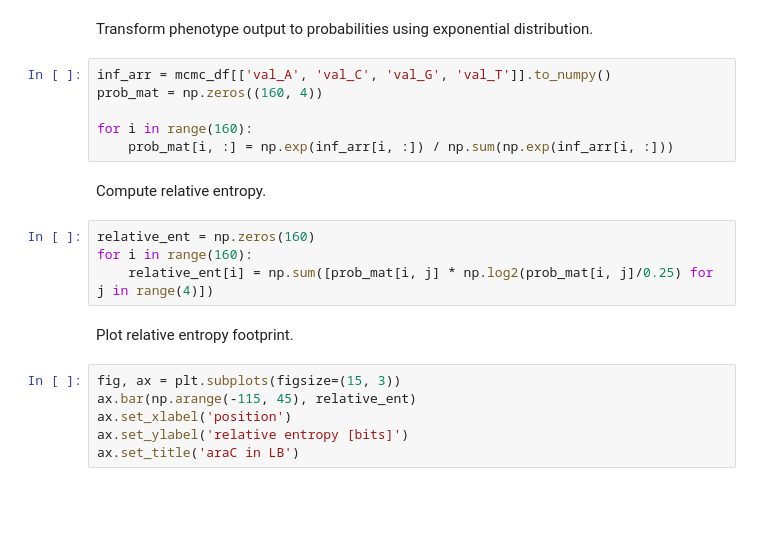
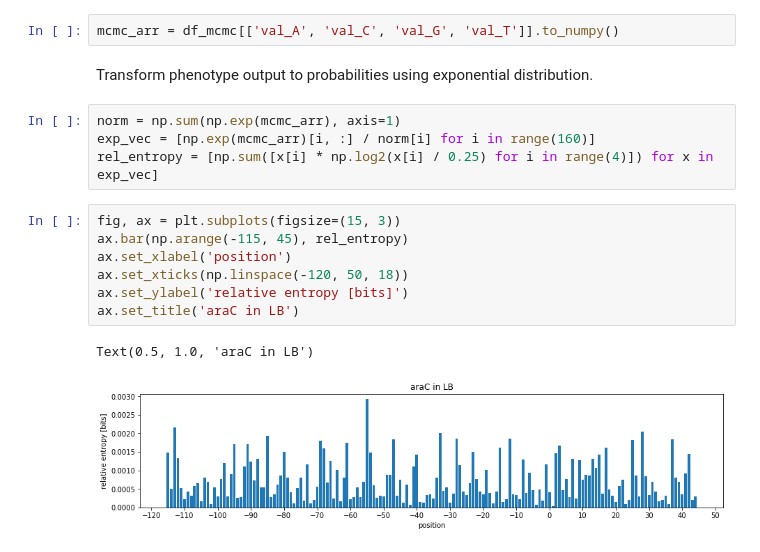
Before and after one commit to RPGroup-PBoC/Reg-Seq-2, a Jupyter notebook: code/analysis/2022114_barcode/mpathic_footprints_araC.ipynb, the cells around one changed output. Cells and saved outputs as stored; diff of their text form; blank space fills up the shorter version.

```diff
--- a/code/analysis/2022114_barcode/mpathic_footprints_araC.ipynb
+++ b/code/analysis/2022114_barcode/mpathic_footprints_araC.ipynb
@@ -75,22 +64,18 @@ mcmc_df.to_csv("araC_mcmc_mpathic.csv", index=False)
+# %%
+mcmc_arr = df_mcmc[['val_A', 'val_C', 'val_G', 'val_T']].to_numpy()
 # %% [markdown]
 Transform phenotype output to probabilities using exponential distribution.
-# %%
-inf_arr = mcmc_df[['val_A', 'val_C', 'val_G', 'val_T']].to_numpy()
-prob_mat = np.zeros((160, 4))
-
-for i in range(160):
-    prob_mat[i, :] = np.exp(inf_arr[i, :]) / np.sum(np.exp(inf_arr[i, :]))
-# %% [markdown]
-Compute relative entropy.
-# %%
-relative_ent = np.zeros(160)
-for i in range(160):
-    relative_ent[i] = np.sum([prob_mat[i, j] * np.log2(prob_mat[i, j]/0.25) for j in range(4)])
-# %% [markdown]
-Plot relative entropy footprint.
+# %%
+norm = np.sum(np.exp(mcmc_arr), axis=1)
+exp_vec = [np.exp(mcmc_arr)[i, :] / norm[i] for i in range(160)]
+rel_entropy = [np.sum([x[i] * np.log2(x[i] / 0.25) for i in range(4)]) for x in exp_vec]
 # %%
 fig, ax = plt.subplots(figsize=(15, 3))
-ax.bar(np.arange(-115, 45), relative_ent)
+ax.bar(np.arange(-115, 45), rel_entropy)
 ax.set_xlabel('position')
+ax.set_xticks(np.linspace(-120, 50, 18))
 ax.set_ylabel('relative entropy [bits]')
 ax.set_title('araC in LB')
+# %% [output]
+Text(0.5, 1.0, 'araC in LB')
+[figure, added]
```
Also changed, not shown: parts of 21 cells of this notebook, 9 other files.
